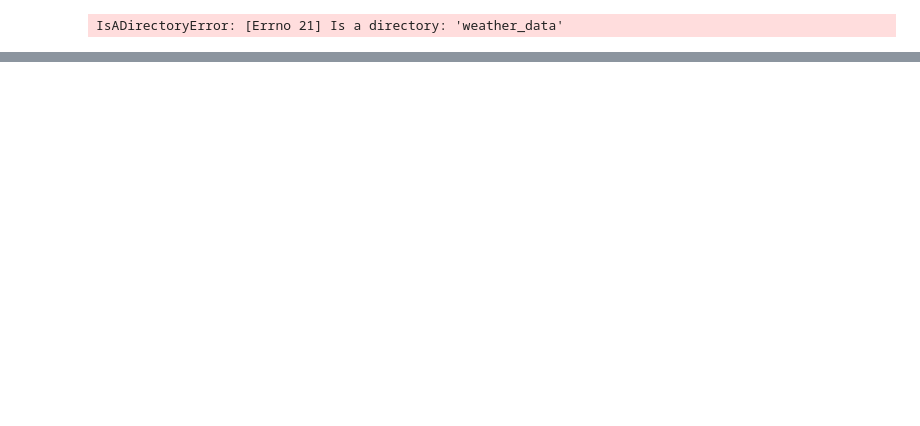
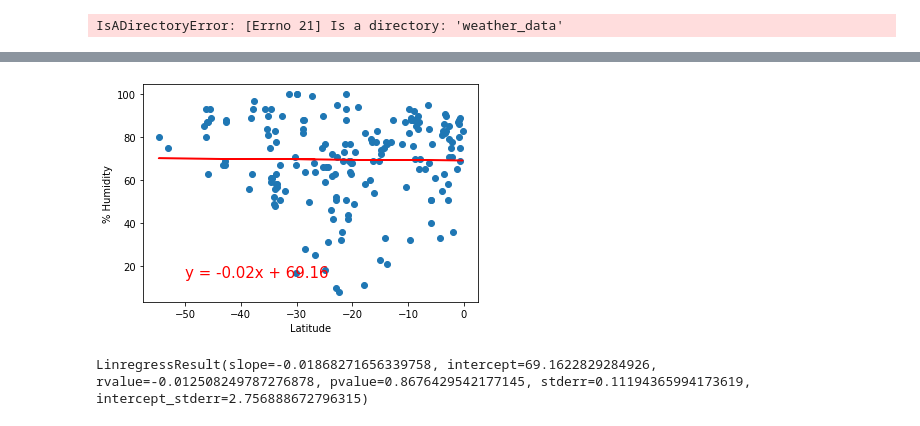
Before and after one commit to Eric-Dally/World_Weather_Analysis, a Jupyter notebook: WeatherPy.ipynb, the cells around one changed output, grey strips where cells are left out. Saved outputs shown, nothing was run; the diff lists cells and outputs as text; code cells hidden in the pictures; blank space fills up the shorter version.

```diff
--- a/WeatherPy.ipynb
+++ b/WeatherPy.ipynb
@@ -240,0 +345,13 @@ plt.show()
+# %%
+# Linear regression on the Southern Hemisphere
+x_values = southern_hemi_df["Lat"]
+y_values = southern_hemi_df["Humidity"]
+# Call the function.
+plot_linear_regression(x_values, y_values,
+                       'Linear Regression on the Southern Hemisphere \
+                        for % Humidity', '% Humidity',(-50,15))
+Stats = linregress(x_values, y_values)
+Stats
+# %% [output]
+[figure, added]
+LinregressResult(slope=-0.01868271656339758, intercept=69.1622829284926, rvalue=-0.012508249787276878, pvalue=0.8676429542177145, stderr=0.11194365994173619, intercept_stderr=2.756888672796315)
```
Also changed, not shown: parts of 23 cells of this notebook, 7 other files.
